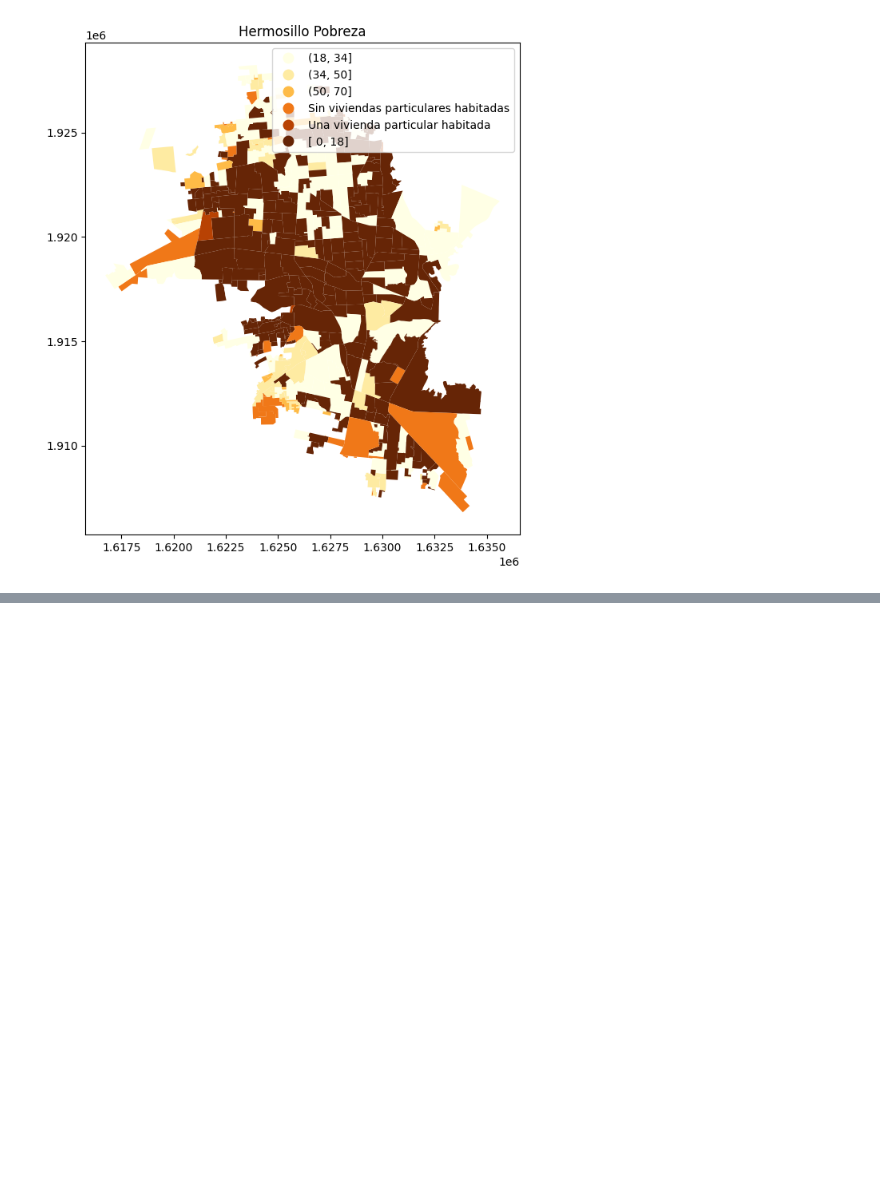
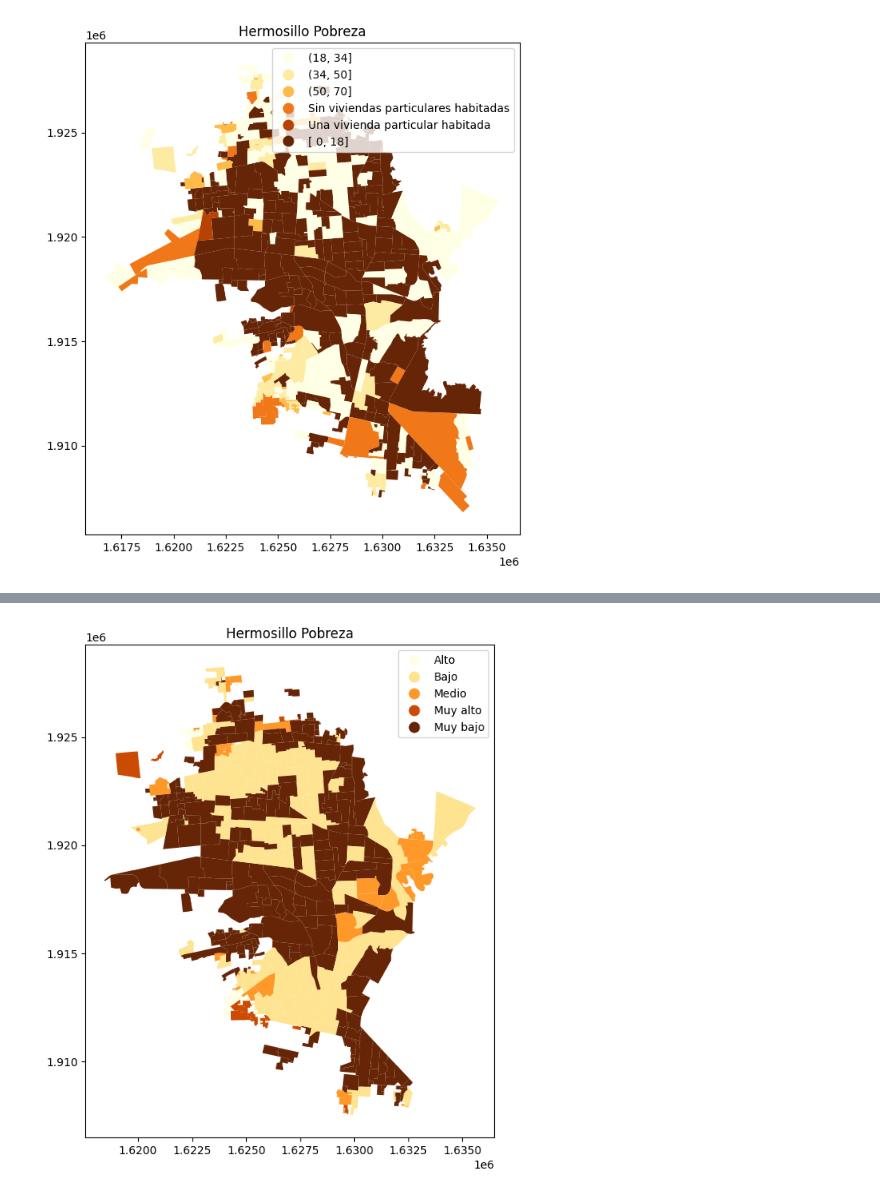
Before and after one commit to BSM-Analytics/proyecto-baches-hmo, a Jupyter notebook: notebooks/1.3_jmsd_socioeconomico_2015.ipynb, the cells around one changed output, grey strips where cells are left out. Cells and saved outputs as stored; diff of their text form; code cells hidden in the pictures; blank space fills up the shorter version.

```diff
--- a/notebooks/1.3_jmsd_socioeconomico_2015.ipynb
+++ b/notebooks/1.3_jmsd_socioeconomico_2015.ipynb
@@ -545,0 +556,3 @@ plt.show()
+# %%
+ageb_hmo = pd.read_excel(directorio + '/data/raw/pobreza_ageb_2020.xlsx')
+ageb_hmo.info()
@@ -545,0 +587,3 @@ plt.show()
+# %%
+df.CVEGEO = df.CVEGEO.str[-4:]
+df
@@ -545,0 +604,3 @@ plt.show()
+# %%
+ageb = df.merge(ageb_hmo, left_on='CVEGEO', right_on='AGEB')
+ageb.head()
@@ -545,0 +615,10 @@ plt.show()
+# %%
+fig, ax = plt.subplots(figsize=(10, 8))
+ageb.plot(column='GM_2020', cmap='YlOrBr', legend=True, ax=ax)
+
+# Customize plot labels and title
+ax.set_title("Hermosillo Pobreza")
+
+plt.show()
+# %% [output]
+[figure, added]
```
Also changed, not shown: parts of 5 cells of this notebook, 5 other files.
